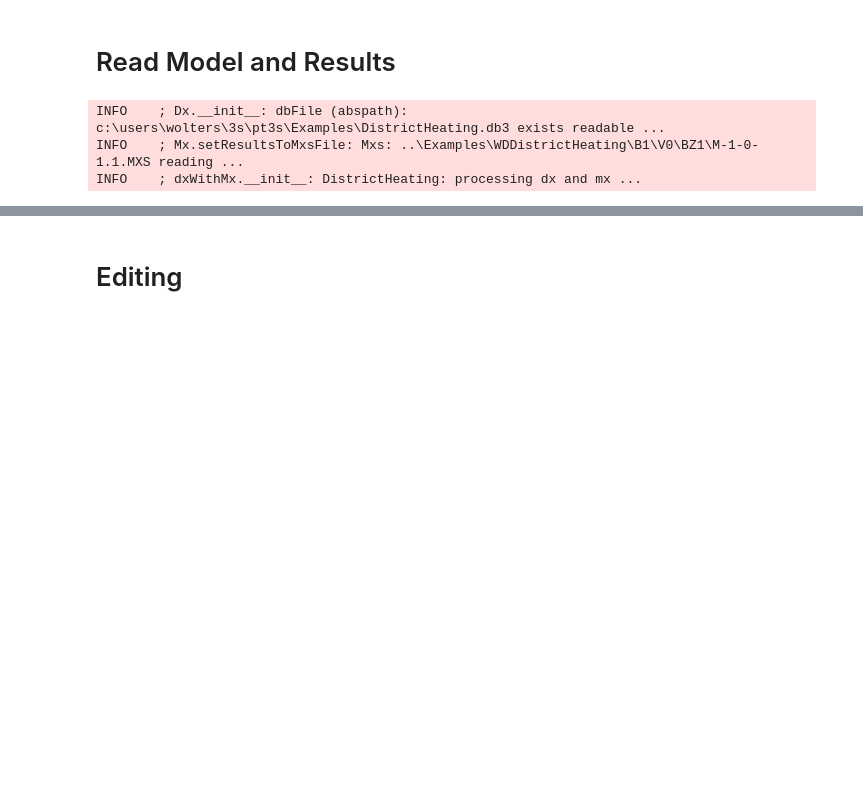
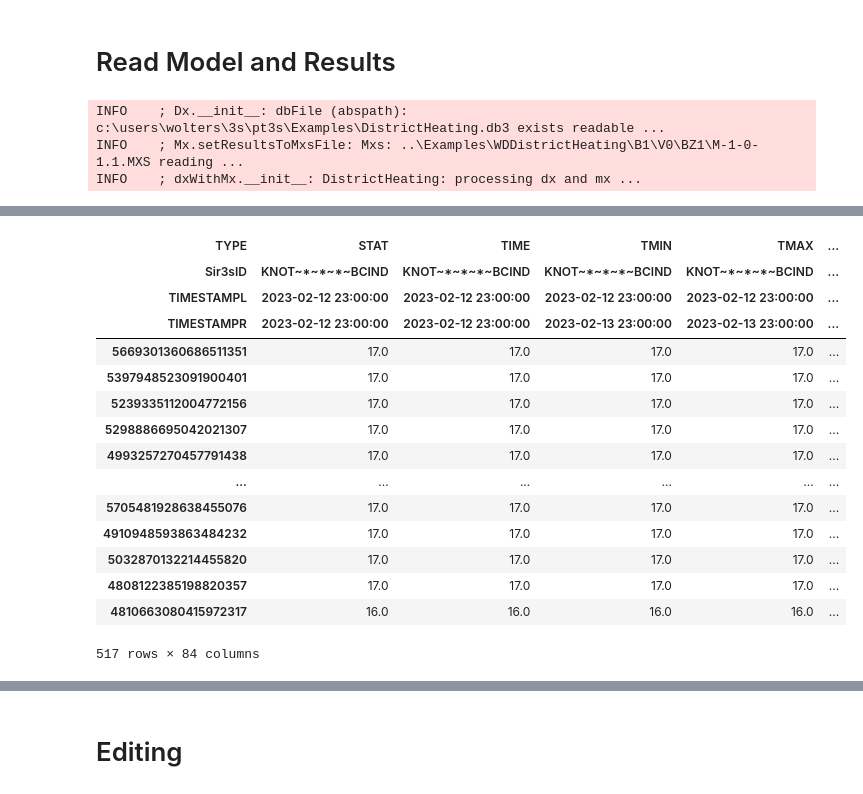
Before and after one commit to 3SConsult/PT3S, a Jupyter notebook: docs/Example3.ipynb, the cells around one changed output, grey strips where cells are left out. Cells and saved outputs as stored; diff of their text form; code cells hidden in the pictures; blank space fills up the shorter version.

```diff
--- a/docs/Example3.ipynb
+++ b/docs/Example3.ipynb
@@ -127,0 +158,20 @@ ZeroDivisionError: division by zero
+# %%
+dfRes = m.mx.getVecAggsResultsForObjectType('^KNOT')
+dfRes
+# %% [output]
+| TYPE | STAT | TIME | TMIN | TMAX | ... |
+| Sir3sID | KNOT~*~*~*~BCIND | KNOT~*~*~*~BCIND | KNOT~*~*~*~BCIND | KNOT~*~*~*~BCIND | ... |
+| TIMESTAMPL | 2023-02-12 23:00:00 | 2023-02-12 23:00:00 | 2023-02-12 23:00:00 | 2023-02-12 23:00:00 | ... |
+| TIMESTAMPR | 2023-02-12 23:00:00 | 2023-02-12 23:00:00 | 2023-02-13 23:00:00 | 2023-02-13 23:00:00 | ... |
+| 5669301360686511351 | 17.0 | 17.0 | 17.0 | 17.0 | ... |
+| 5397948523091900401 | 17.0 | 17.0 | 17.0 | 17.0 | ... |
+| 5239335112004772156 | 17.0 | 17.0 | 17.0 | 17.0 | ... |
+| 5298886695042021307 | 17.0 | 17.0 | 17.0 | 17.0 | ... |
+| 4993257270457791438 | 17.0 | 17.0 | 17.0 | 17.0 | ... |
+| ... | ... | ... | ... | ... | ... |
+| 5705481928638455076 | 17.0 | 17.0 | 17.0 | 17.0 | ... |
+| 4910948593863484232 | 17.0 | 17.0 | 17.0 | 17.0 | ... |
+| 5032870132214455820 | 17.0 | 17.0 | 17.0 | 17.0 | ... |
+| 4808122385198820357 | 17.0 | 17.0 | 17.0 | 17.0 | ... |
+| 4810663080415972317 | 16.0 | 16.0 | 16.0 | 16.0 | ... |
+517 rows × 84 columns
```
Also changed, not shown: parts of 31 cells of this notebook, 10 other files.
